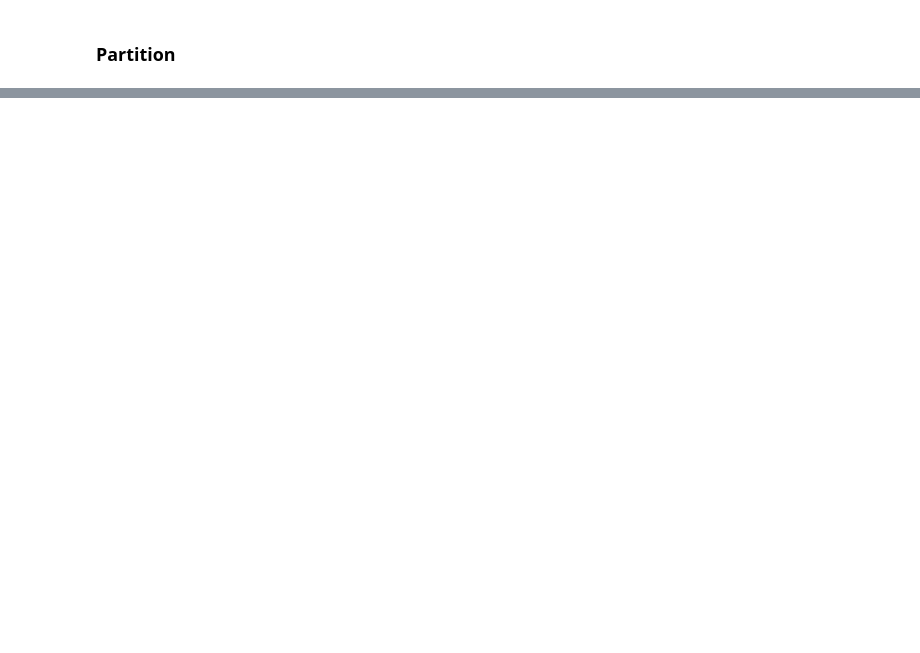
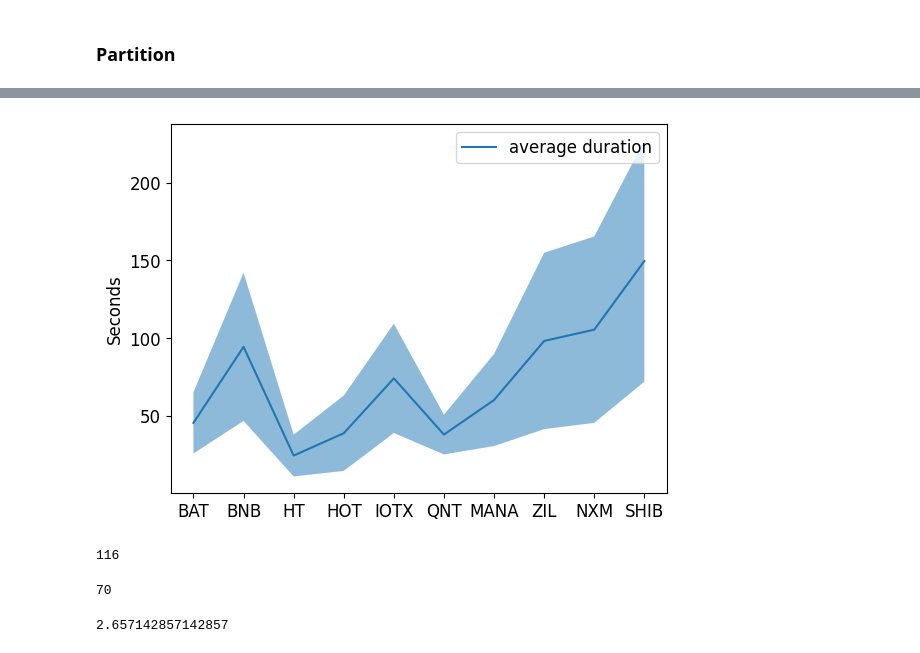
Before and after one commit to duytai/a18z, a Jupyter notebook: notebooks/results.ipynb, the cells around one changed output, grey strips where cells are left out. Drawn from its saved outputs; the diff is of its cells as text; code cells hidden in the pictures; blank space fills up the shorter version.

```diff
--- a/notebooks/results.ipynb
+++ b/notebooks/results.ipynb
@@ -107,0 +115,24 @@ ax.legend()
+# %%
+fig, ax = plt.subplots()
+ax.set_rasterized(True)
+ax.plot(names, np.array(avg_durations)/1000, label='average duration')
+# print(low_durations)
+ax.fill_between(names, np.array(low_durations)/1000, np.array(high_durations)/1000, alpha=.5, linewidth=0)
+ax.legend()
+ax.set_ylabel('Seconds')
+# ax1.legend()
+fig.savefig('patches_durations.pdf', format='pdf')
+# %% [output]
+[figure, added]
+# %%
+np.sum(none)
+# %% [output]
+116
+# %%
+np.sum(pre)
+# %% [output]
+70
+# %%
+np.sum(post) / np.sum(pre)
+# %% [output]
+2.657142857142857
```
Also changed, not shown: parts of 4 cells of this notebook, 40 other files.
